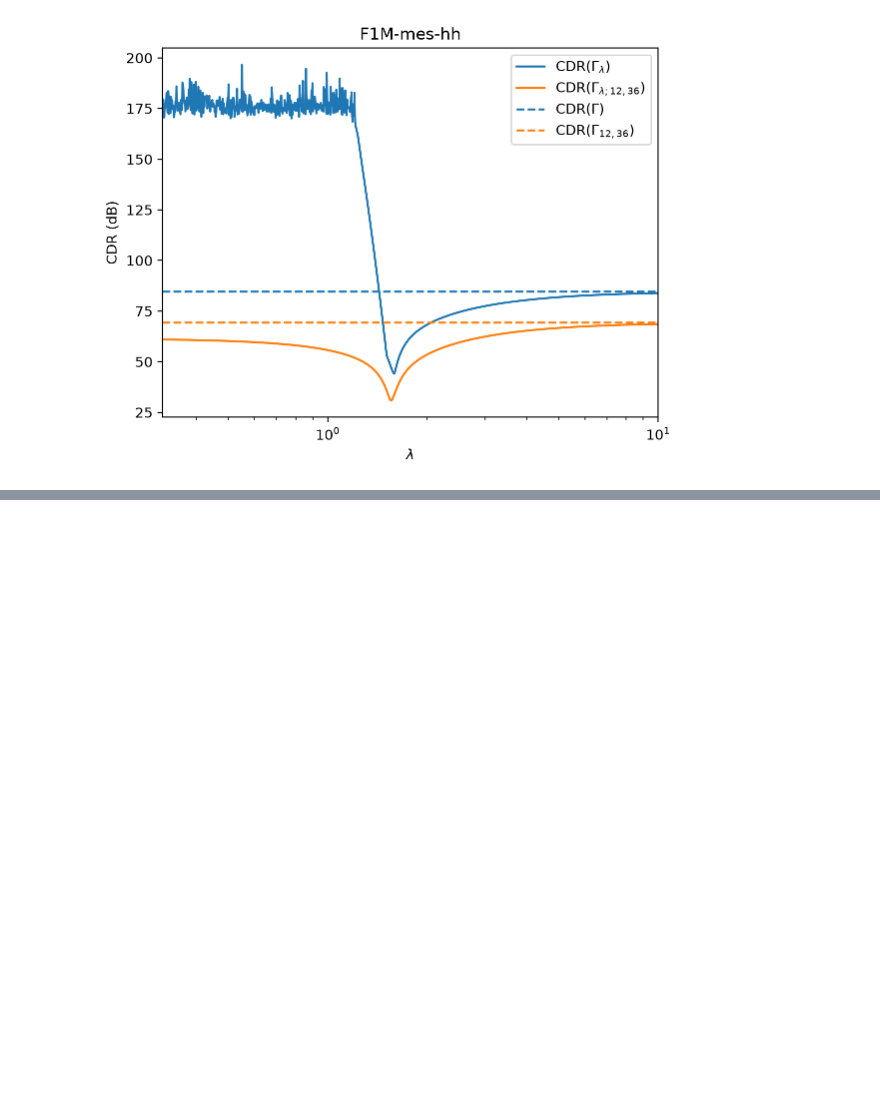
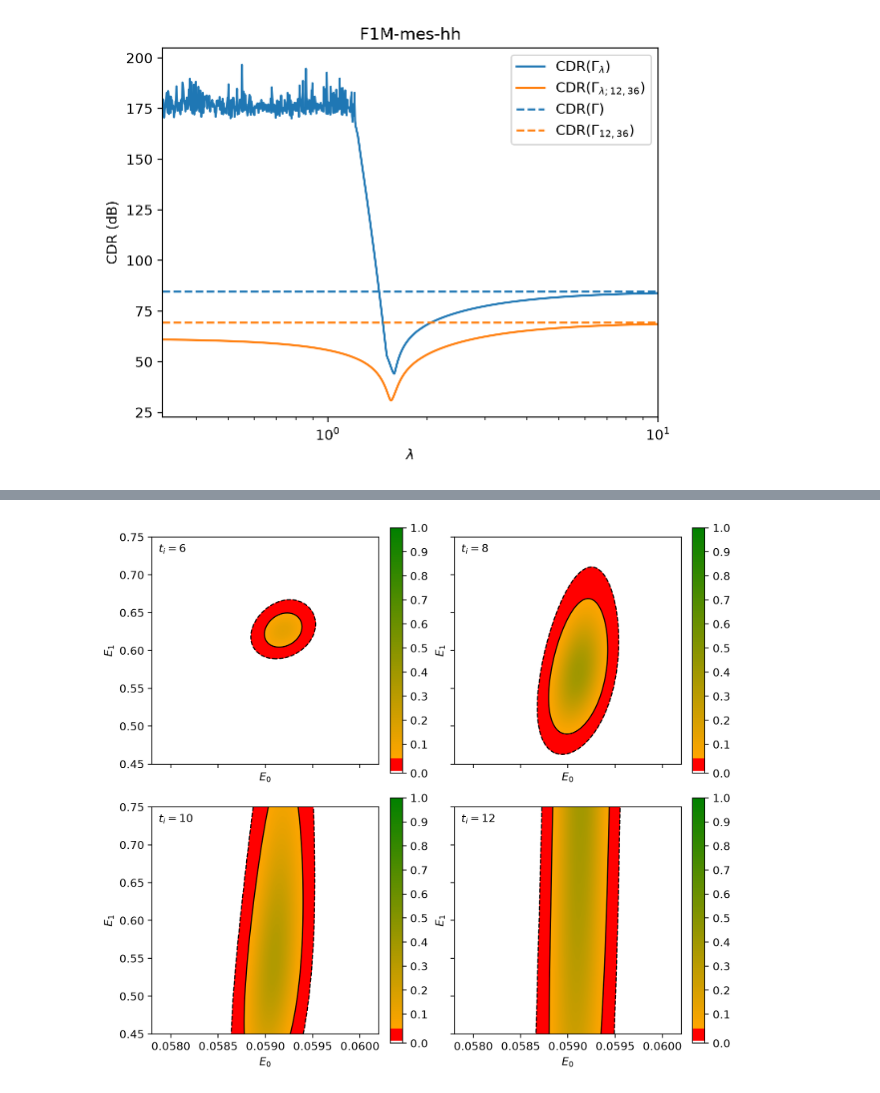
Before and after one commit to aportelli/latan, a Jupyter notebook: notebooks/2508.11541.ipynb, the cells around one changed output, grey strips where cells are left out. Saved outputs shown, nothing was run; the diff lists cells and outputs as text; code cells hidden in the pictures; blank space fills up the shorter version.

```diff
--- a/notebooks/2508.11541.ipynb
+++ b/notebooks/2508.11541.ipynb
@@ -170,0 +249,11 @@ global lambda_opt = 1.5901
+# %%
+name = "M0M-mes-ll"
+tis = (6, 8, 10, 12)
+tf = 48
+n_points = 100
+e0 = (0.0578, 0.0602)
+e1 = (0.45, 0.75)
+plot_2x2_pvalue(name, tis, tf, e0, e1, n_points)
+plt.show()
+# %% [output]
+[figure, added]
```
Also changed, not shown: parts of 11 cells of this notebook, 5 other files.
